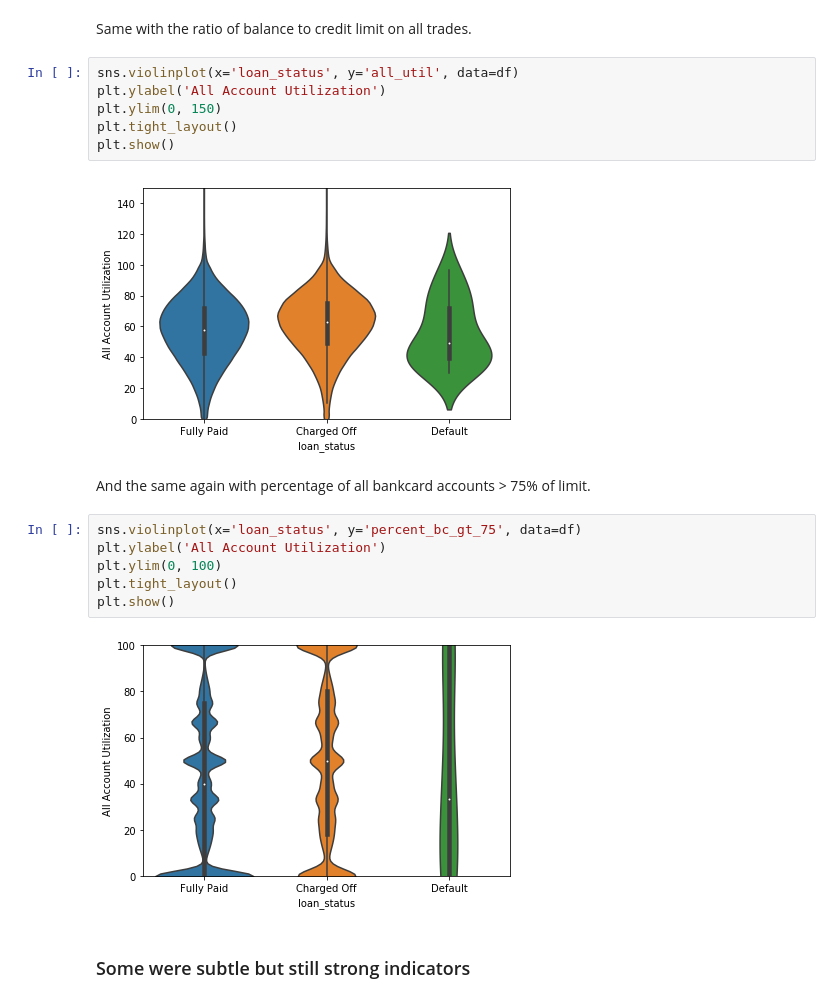
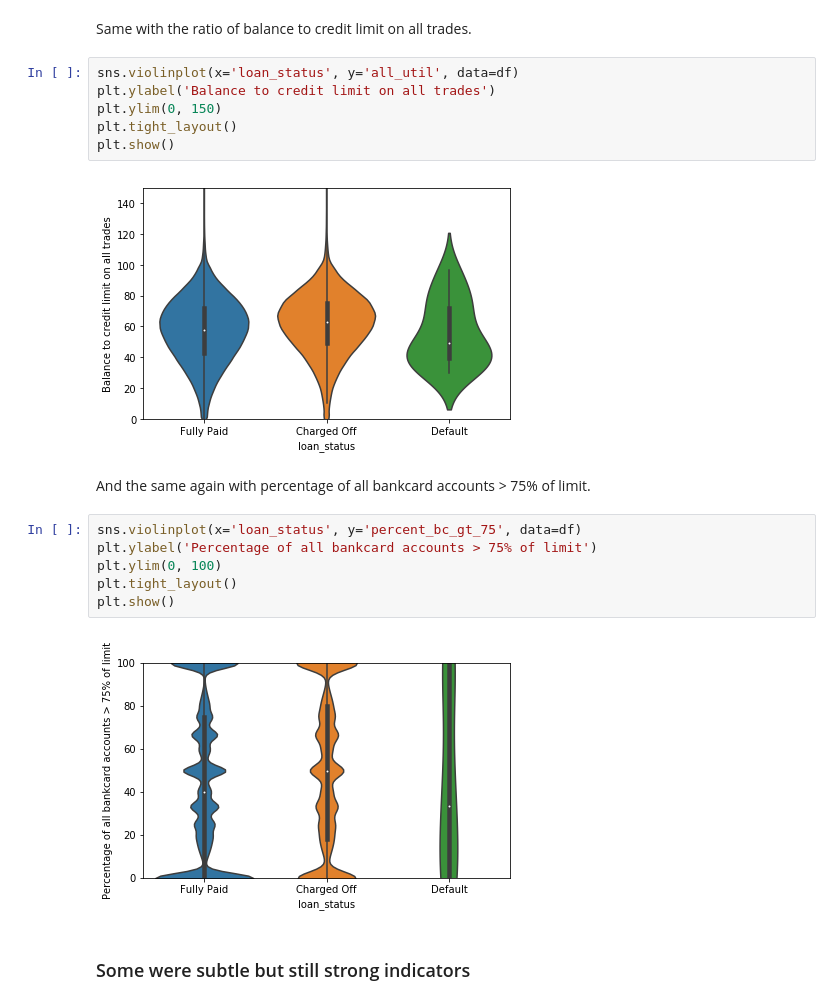
Before and after one commit to mmiller124/Springboard, a Jupyter notebook: LendingClub/Capstone Project 1 Data Story.ipynb, the cells around one changed output. Cells and saved outputs as stored; diff of their text form.

```diff
--- a/LendingClub/Capstone Project 1 Data Story.ipynb
+++ b/LendingClub/Capstone Project 1 Data Story.ipynb
@@ -184,22 +184,22 @@ plt.show()
 Same with the ratio of balance to credit limit on all trades.
 # %%
 sns.violinplot(x='loan_status', y='all_util', data=df)
-plt.ylabel('All Account Utilization')
+plt.ylabel('Balance to credit limit on all trades')
 plt.ylim(0, 150)
 plt.tight_layout()
 plt.show()
 # %% [output]
-[figure, old version]
+[figure, new version]
 # %% [markdown]
 And the same again with percentage of all bankcard accounts > 75% of limit.
 # %%
 sns.violinplot(x='loan_status', y='percent_bc_gt_75', data=df)
-plt.ylabel('All Account Utilization')
+plt.ylabel('Percentage of all bankcard accounts > 75% of limit')
 plt.ylim(0, 100)
 plt.tight_layout()
 plt.show()
 # %% [output]
-[figure, old version]
+[figure, new version]
 # %% [markdown]
 ### Some were subtle but still strong indicators
 # %% [markdown]
```
Also changed, not shown: parts of 5 cells of this notebook, 1 other file.
